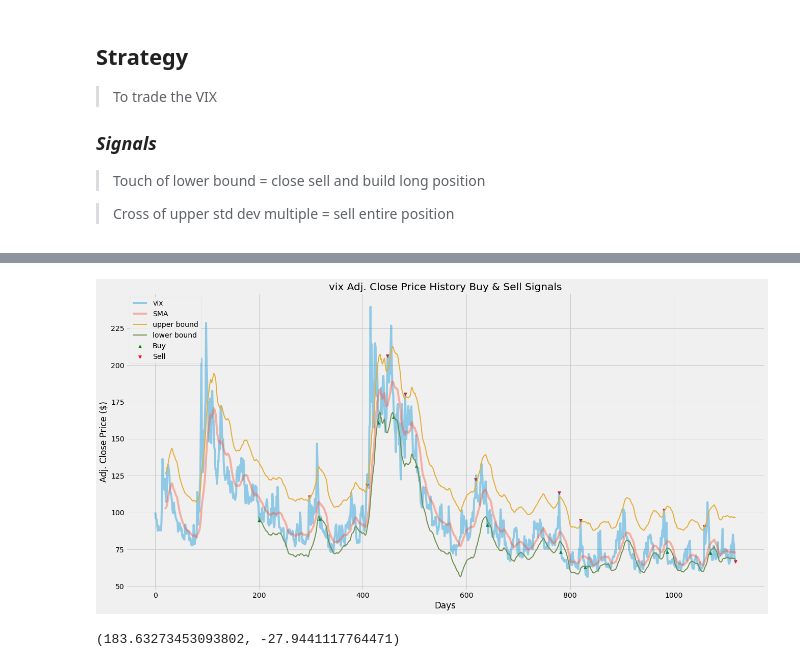
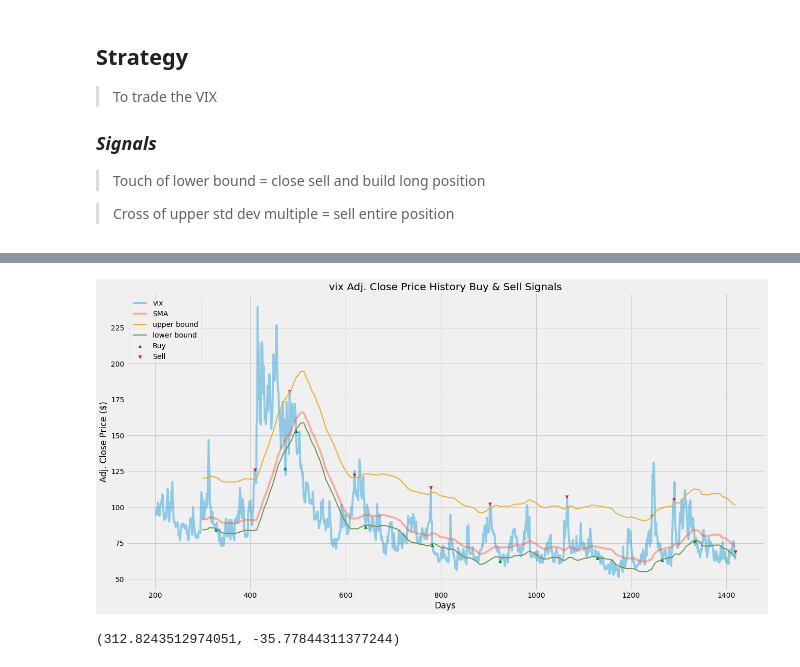
Before and after one commit to oscarwoodi/BHProj2Team1, a Jupyter notebook: VIX_.ipynb, the cells around one changed output, grey strips where cells are left out. Saved outputs shown, nothing was run; the diff lists cells and outputs as text; code cells hidden in the pictures.

```diff
--- a/VIX_.ipynb
+++ b/VIX_.ipynb
@@ -24,7 +24,7 @@ df = pd.read_excel('Time Series Data.xlsx', index_col = 'Day')
 df.head()
 
 # identifying the VIX
-vix = df['Series 28'].iloc[0:1120]
+vix = df['Series 28'].iloc[200:1420]
 # %%
 #Visualise the data
 plt.figure(figsize=(20, 10))
@@ -40,10 +40,10 @@ plt.show()
 #Visualise the moving average and upper and lower bounds
 
 # inputs
-window_mean = 200
+window_mean = 20
 window_std = 100
-upper_bound = 1    # number of stdv from mean
-lower_bound = 0.5     # number of stdv below mean
+upper_bound = 0.25   # number of stdv from mean
+lower_bound = 0.2     # number of stdv below mean
 
 # plotting
 plt.figure(figsize=(20, 10))
@@ -63,7 +63,7 @@ plt.show()
 # %%
 # vix strategy
 
-def vixen(data, window_mean, window_std, upper_bound, lower_bound):
+def vixen(data, window_mean, upper_bound, lower_bound):
     # generating simple moving average
 
     # data - is the series to generate signals for
@@ -72,7 +72,7 @@ def vixen(data, window_mean, window_std, upper_bound, lower_bound):
 
     SMA = data.rolling(window = window_mean).mean()
     upper_bounds = SMA + upper_bound*vix.std()
-    lower_bounds = SMA - lower_bound*vix.rolling(window=window_std).std()
+    lower_bounds = SMA - lower_bound*vix.std()
 
     # generating signals
     sigPriceBuy = []
@@ -89,9 +89,8 @@ def vixen(data, window_mean, window_std, upper_bound, lower_bound):
                 sigPriceSell.append(data.iloc[i])
                 flag = 0
             else:
-                sigPriceBuy.append(data.iloc[i])
+                sigPriceBuy.append(np.nan)
                 sigPriceSell.append(np.nan)
-                flag = 0
         # Touch of lower bound = close sell and build long position
         elif data.iloc[i] < lower_bounds.iloc[i]:
             if flag != 1:
@@ -115,41 +114,40 @@ def vixen(data, window_mean, window_std, upper_bound, lower_bound):
 
     return (sigPriceBuy, sigPriceSell)
 
-buy_sell_data = vixen(vix, window_mean, window_std, upper_bound, lower_bound)
+buy_sell_data = vixen(vix, window_mean, upper_bound, lower_bound)
 # %%
 # testing basic strategy
 # To test, change window and the series used
 
 # =========================================
 # variables
-window_mean = 20
-window_std = 200
-upper_bound = 0.75   # number of stdv from mean
-lower_bound = 0.5     # number of stdv below mean
+window_mean = 100
+upper_bound = 1.   # number of stdv from mean
+lower_bound = 0.25     # number of stdv below mean
 # =========================================
 
 #Store the buy and sell data into a variable
-buy_sell_data = vixen(vix, window_mean, window_std, upper_bound, lower_bound)
+buy_sell_data = vixen(vix, window_mean, upper_bound, lower_bound)
 
 # visualise test
 plt.figure(figsize=(20, 10))
 # adding price data
 plt.plot(vix, label='vix', alpha=0.4)
 plt.plot(vix.rolling(window=window_mean).mean(), label='SMA', alpha=0.4)
 plt.plot(vix.rolling(window=window_mean).mean() + upper_bound*vix.std()\
          , linewidth=2, label='upper bound')
-plt.plot(vix.rolling(window=window_mean).mean() - lower_bound*vix.rolling(window=window_std).std()\
+plt.plot(vix.rolling(window=window_mean).mean() - lower_bound*vix.std()\
          , linewidth=2, label='lower bound')
 # adding indicators
 plt.scatter(vix.index, buy_sell_data[0], label='Buy', marker='^', color='green')
 plt.scatter(vix.index, buy_sell_data[1], label='Sell', marker='v', color='red')
 plt.title('vix Adj. Close Price History Buy & Sell Signals')
 plt.xlabel('Days')
 plt.ylabel('Adj. Close Price ($)')
 plt.legend(loc='upper left')
 plt.show()
 # %% [output]
-[figure, old version]
+[figure, new version]
 # %%
 #Calculating returns
 
@@ -162,7 +160,7 @@ def Backtest(data, buy_sell):
 
 Backtest(vix, buy_sell_data)
 # %% [output]
-(183.63273453093802, -27.9441117764471)
+(312.8243512974051, -35.77844311377244)
 # %%
 # optimising parameters
 
```
Also changed, not shown: parts of 3 cells of this notebook, 2 other files.
